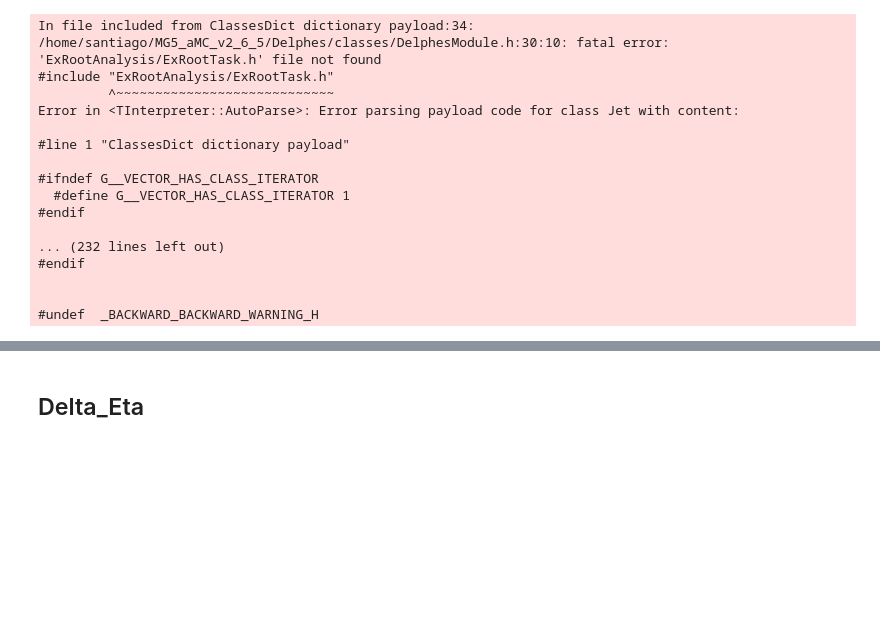
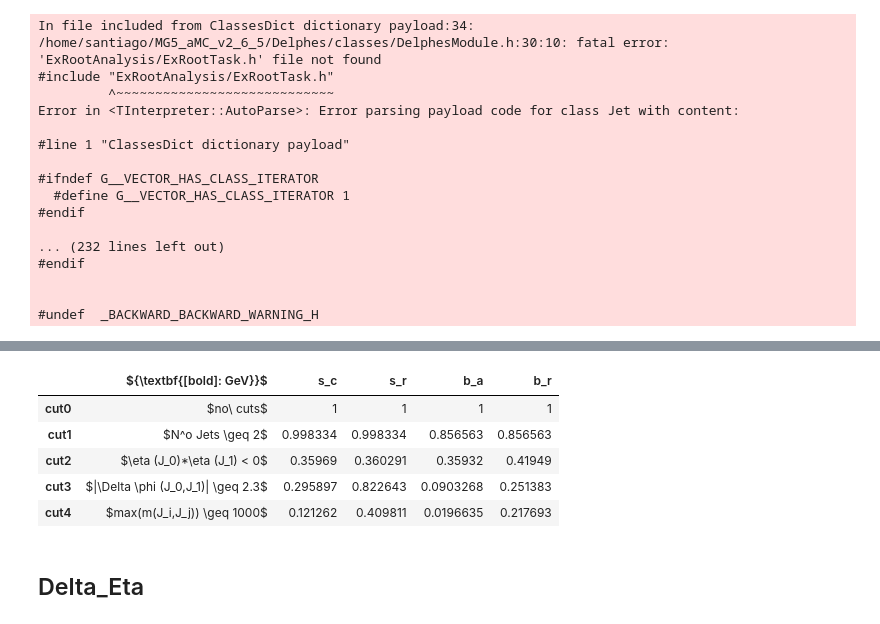
Before and after one commit to HENGEX/VBFDM_UdeA_CMS, a Jupyter notebook: scripts/preliminary_study/VBF_ScalarMediator.ipynb, the cells around one changed output, grey strips where cells are left out. Drawn from its saved outputs; the diff is of its cells as text; code cells hidden in the pictures; blank space fills up the shorter version.

Commit message:
FEAT: Add cut-flow tables for the scalar mediator

```diff
--- a/scripts/preliminary_study/VBF_ScalarMediator.ipynb
+++ b/scripts/preliminary_study/VBF_ScalarMediator.ipynb
@@ -135,23 +143,19 @@ for k in range(len(ns)):
         treeS[k].ReadEntry(event)
 
         # cuts
-    #     # select events with MET > 200 GeV
-    #     if metS.At(0).MET < 200: continue
+        s_c['cut0'] += 1
+
         # select events with at least 2 jets
         if jetS[k].GetEntries() < 2: continue
+        s_c['cut1'] += 1
 
-    #     # select events with jets in opposite hemispheres
+        # select events with jets in opposite hemispheres
         if (jetS[k].At(0).Eta * jetS[k].At(1).Eta) >= 0: continue
-    #     # select events with jet1 and jet2 PT > 60
-    #     if jetS[k].At(0).PT < 30: continue
-    #     if jetS[k].At(1).PT < 30: continue
-#         if InvariantMass(jetS[k],0,1) < 500: continue
+        s_c['cut2'] += 1
 
         if abs(DeltaPhi(jetS[k].At(0).Phi,jetS[k].At(1).Phi)) < 2.3: continue
-    #     if abs(jetS[k].At(0).Eta-jetS[k].At(1).Eta) <= 4.2: continue
-    #     if abs(jetS[k].At(0).Eta) >= 5: continue
-    #     if abs(jetS[k].At(1).Eta) >= 5: continue
-    #     if Hs.At(0).HT <= 200 : continue
+        s_c['cut3'] += 1
+
         i = 0
         j = 0
         JsMass = 0
@@ -170,6 +174,7 @@ for k in range(len(ns)):
 
         # Cut for maximum invariant mass
         if JsMass < 1000 : continue
+        s_c['cut4'] += 1
 
         for n in range(NJets):
             hsDeltaPhiMetJet[k][n].Fill(dPhiMetJet[n])
@@ -206,22 +211,19 @@ for event in range(nb):
     treeB.ReadEntry(event)
 
     # cuts
-#     # select events with MET > 200 GeV
-#     if metB.At(0).MET < 200: continue
+    b_c['cut0'] += 1
+
     # select events with at least 2 jets
     if jetB.GetEntries() < 2: continue
+    b_c['cut1'] += 1
 
     # select events with jets in opposite hemispheres
     if (jetB.At(0).Eta * jetB.At(1).Eta) >= 0: continue
-#     # select events with jet1 and jet2 PT > 60
-#     if jetB.At(0).PT <= 30: continue
-#     if jetB.At(1).PT <= 30: continue
-#     if InvariantMass(jetB,0,1) <= 500: continue
+    b_c['cut2'] += 1
+
     if abs(DeltaPhi(jetB.At(0).Phi,jetB.At(1).Phi)) < 2.3: continue
-#     if abs(jetB.At(0).Eta-jetB.At(1).Eta) <= 4.2: continue
-#     if abs(jetB.At(0).Eta) >= 5: continue
-#     if abs(jetB.At(1).Eta) >= 5: continue
-#     if Hb.At(0).HT <= 200 : continue
+    b_c['cut3'] += 1
+
     i = 0
     j = 0
     JbMass = 0
@@ -238,8 +240,9 @@ for event in range(nb):
                 i,j = m,n
                 JbMass = a
 
-    # Cut for maximum invariant mass
+   # Cut for maximum invariant mass
     if JbMass < 1000 : continue
+    b_c['cut4'] += 1
 
     for n in range(NJets):
         hbDeltaPhiMetJet[n].Fill(dPhiMetJet[n])
@@ -252,0 +258,4 @@ for event in range(nb):
+# %%
+f1,f2 = CutFlow(s_c,b_c,c_c,5,ns[0],nb)
+print('ns = {}'.format(ns[0]))
+print('nb = {}'.format(nb))
@@ -253,3 +274,12 @@ for event in range(nb):
+# %%
+f2
+# %% [output]
+|  | ${\textbf{[bold]: GeV}}$ | s_c | s_r | b_a | b_r |
+| cut0 | $no\ cuts$ | 1 | 1 | 1 | 1 |
+| cut1 | $N^o Jets \geq 2$ | 0.998334 | 0.998334 | 0.856563 | 0.856563 |
+| cut2 | $\eta (J_0)*\eta (J_1) < 0$ | 0.35969 | 0.360291 | 0.35932 | 0.41949 |
+| cut3 | $|\Delta \phi (J_0,J_1)| \geq 2.3$ | 0.295897 | 0.822643 | 0.0903268 | 0.251383 |
+| cut4 | $max(m(J_i,J_j)) \geq 1000$ | 0.121262 | 0.409811 | 0.0196635 | 0.217693 |
 # %% [markdown]
 ## Delta_Eta
 # %%
```
Also changed, not shown: parts of 15 cells of this notebook.
